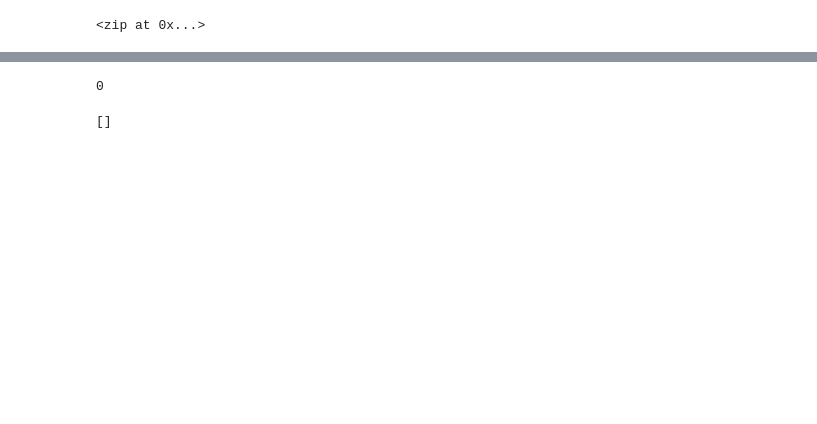
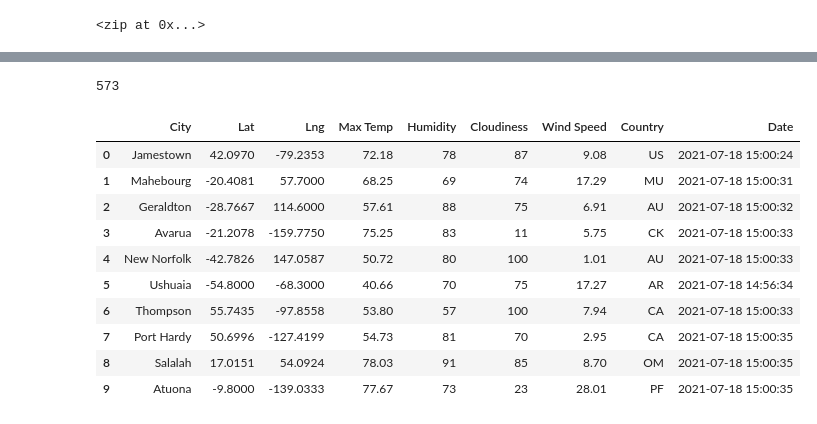
Before and after one commit to xenia-e/World_Weather_Analysis, a Jupyter notebook: WeatherPy.ipynb, the cells around one changed output, grey strips where cells are left out. Drawn from its saved outputs; the diff is of its cells as text; code cells hidden in the pictures; blank space fills up the shorter version.

```diff
--- a/WeatherPy.ipynb
+++ b/WeatherPy.ipynb
@@ -6,3 +14,6 @@ import numpy as np
+# %%
+# Starting URL for Weather Map API Call.
+url = "http://api.openweathermap.org/data/2.5/weather?units=Imperial&APPID=" + weather_api_key
 # %%
 # Create a set of random latitude and longitude combinations.
 lats = np.random.uniform(low=-90.000, high=90.000, size=1500)
@@ -14,3 +25,15 @@ lat_lngs
 # %%
 # Add the latitudes and longitudes to a list.
 coordinates = list(lat_lngs)
+# %%
+# Create a list for holding the cities.
+cities = []
+# Identify the nearest city for each latitude and longitude combination.
+for coordinate in coordinates:
+    city = citipy.nearest_city(coordinate[0], coordinate[1]).city_name
+
+    # If the city is unique, then we will add it to the cities list.
+    if city not in cities:
+        cities.append(city)
+# Print the city count to confirm sufficient count.
+len(cities)
@@ -20,7 +119,20 @@ from citipy import citipy
 # %%
+len(city_data)
 # %% [output]
-0
+573
 # %%
-cities
+# Convert the array of dictionaries to a Pandas DataFrame.
+city_data_df = pd.DataFrame(city_data)
+city_data_df.head(10)
 # %% [output]
-[]
+|  | City | Lat | Lng | Max Temp | Humidity | Cloudiness | Wind Speed | Country | Date |
+| 0 | Jamestown | 42.0970 | -79.2353 | 72.18 | 78 | 87 | 9.08 | US | 2021-07-18 15:00:24 |
+| 1 | Mahebourg | -20.4081 | 57.7000 | 68.25 | 69 | 74 | 17.29 | MU | 2021-07-18 15:00:31 |
+| 2 | Geraldton | -28.7667 | 114.6000 | 57.61 | 88 | 75 | 6.91 | AU | 2021-07-18 15:00:32 |
+| 3 | Avarua | -21.2078 | -159.7750 | 75.25 | 83 | 11 | 5.75 | CK | 2021-07-18 15:00:33 |
+| 4 | New Norfolk | -42.7826 | 147.0587 | 50.72 | 80 | 100 | 1.01 | AU | 2021-07-18 15:00:33 |
+| 5 | Ushuaia | -54.8000 | -68.3000 | 40.66 | 70 | 75 | 17.27 | AR | 2021-07-18 14:56:34 |
+| 6 | Thompson | 55.7435 | -97.8558 | 53.80 | 57 | 100 | 7.94 | CA | 2021-07-18 15:00:33 |
+| 7 | Port Hardy | 50.6996 | -127.4199 | 54.73 | 81 | 70 | 2.95 | CA | 2021-07-18 15:00:35 |
+| 8 | Salalah | 17.0151 | 54.0924 | 78.03 | 91 | 85 | 8.70 | OM | 2021-07-18 15:00:35 |
+| 9 | Atuona | -9.8000 | -139.0333 | 77.67 | 73 | 23 | 28.01 | PF | 2021-07-18 15:00:35 |
```
Also changed, not shown: parts of 5 cells of this notebook, 2 other files.
